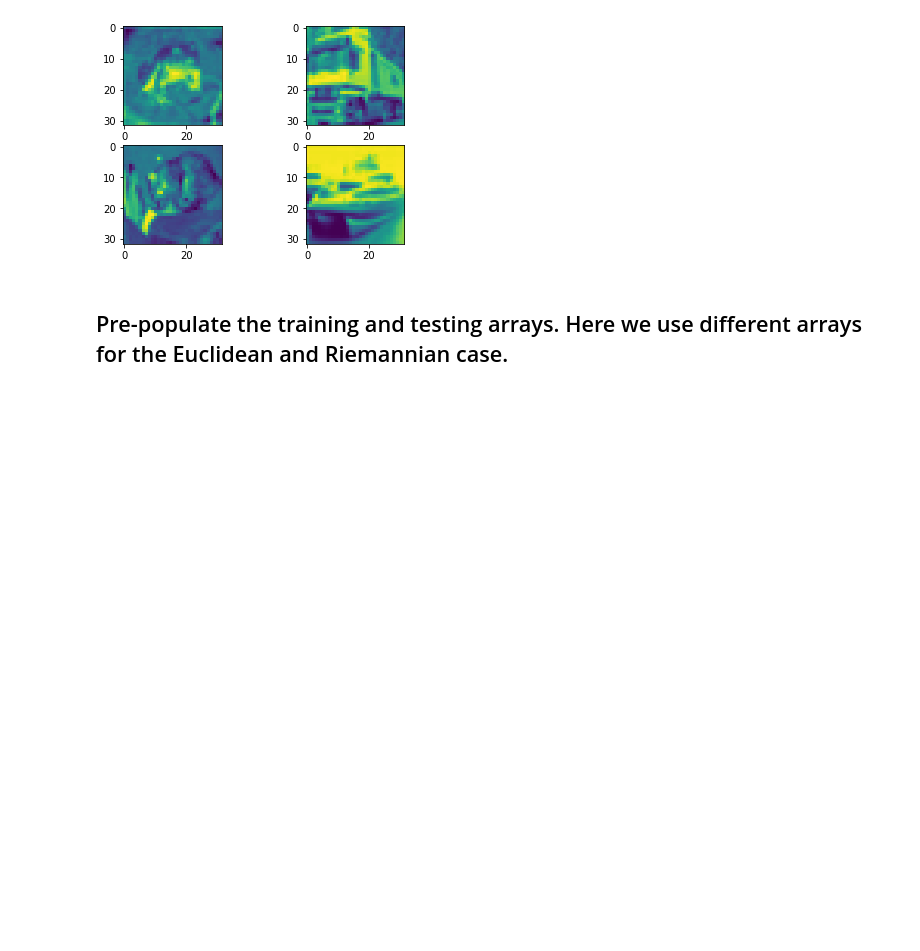
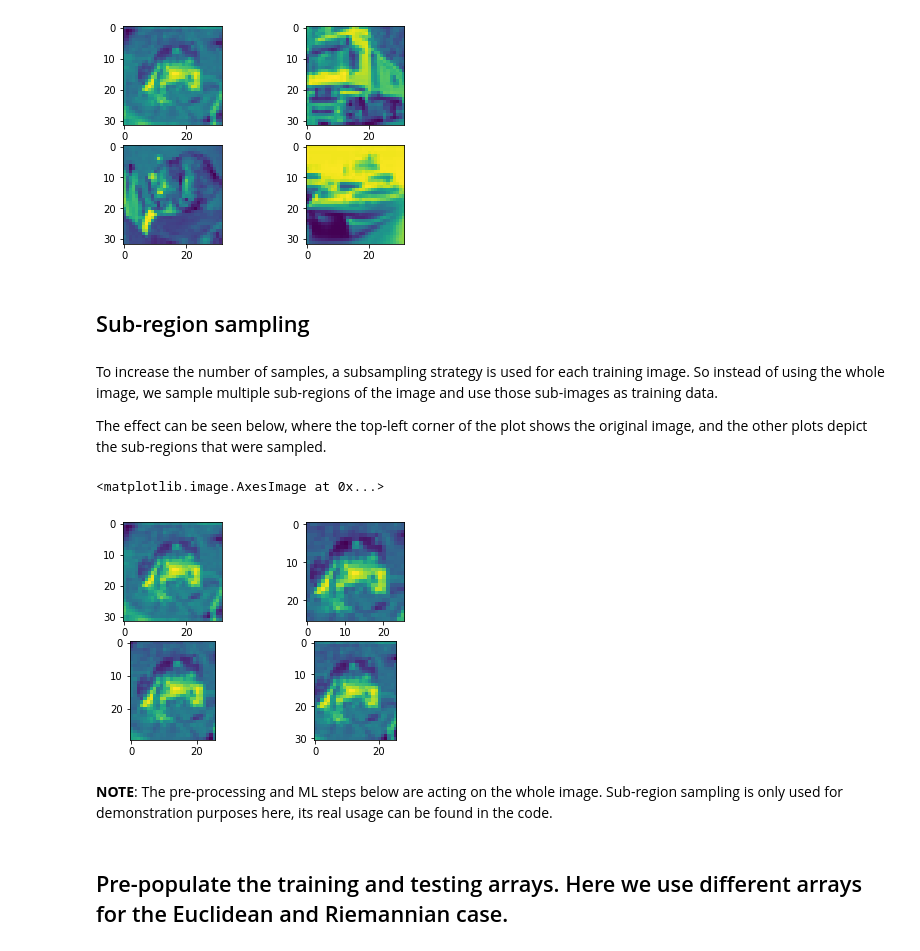
Before and after one commit to tung99-hub/ped_detection_suummer, a Jupyter notebook: summer_project/tutorial.ipynb, the cells around one changed output. Cells and saved outputs as stored; diff of their text form; code cells hidden in the pictures; blank space fills up the shorter version.

```diff
--- a/summer_project/tutorial.ipynb
+++ b/summer_project/tutorial.ipynb
@@ -72,6 +72,39 @@ plt.imshow(test_data[1])
 # %% [output]
 <matplotlib.image.AxesImage at 0x...>
 [figure]
+# %% [markdown]
+## Sub-region sampling
+# %% [markdown]
+To increase the number of samples, a subsampling strategy is used for each training image. So instead of using the whole image, we sample multiple sub-regions of the image and use those sub-images as training data.
+
+The effect can be seen below, where the top-left corner of the plot shows the original image, and the other plots depict the sub-regions that were sampled.
+# %%
+sub_regions_list = generate_sub_regions_random(3, 32, 32, 1.25, 1.25)
+sub_ims = []
+im = train_data[0]
+for j in range(len(sub_regions_list)):
+    x_j, y_j, w_j, h_j = sub_regions_list[j]
+    sub_im = im[ y_j : y_j+h_j, x_j : x_j+w_j ]
+    sub_ims.append(sub_im)
+
+plt.figure()
+
+plt.subplot(2, 2, 1)
+plt.imshow(im)
+
+plt.subplot(2, 2, 2)
+plt.imshow(sub_ims[0])
+
+plt.subplot(2, 2, 3)
+plt.imshow(sub_ims[1])
+
+plt.subplot(2, 2, 4)
+plt.imshow(sub_ims[2])
+# %% [output]
+<matplotlib.image.AxesImage at 0x...>
+[figure, added]
+# %% [markdown]
+__NOTE__: The pre-processing and ML steps below are acting on the whole image. Sub-region sampling is only used for demonstration purposes here, its real usage can be found in the code.
 # %% [markdown]
 ## Pre-populate the training and testing arrays. Here we use different arrays for the Euclidean and Riemannian case.
 # %%
```
Also changed, not shown: parts of 3 cells of this notebook, 46 other files.
